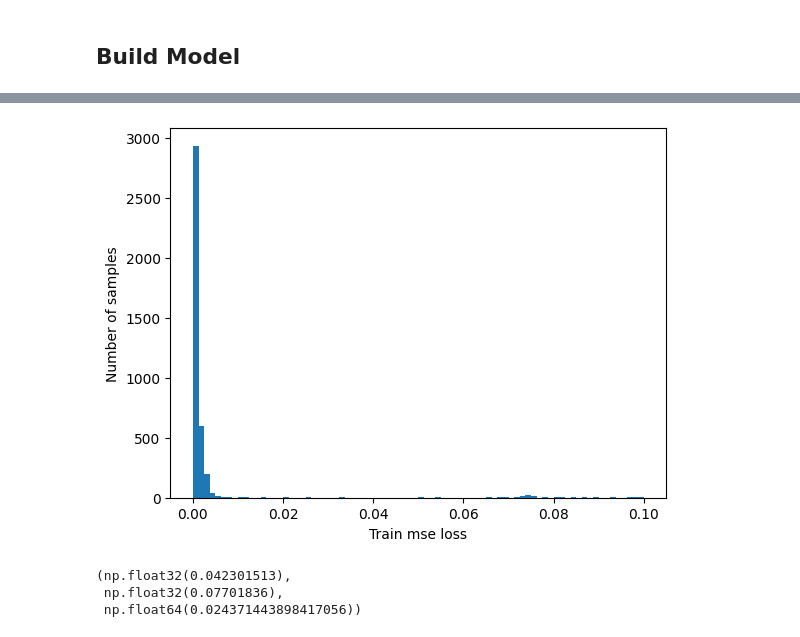
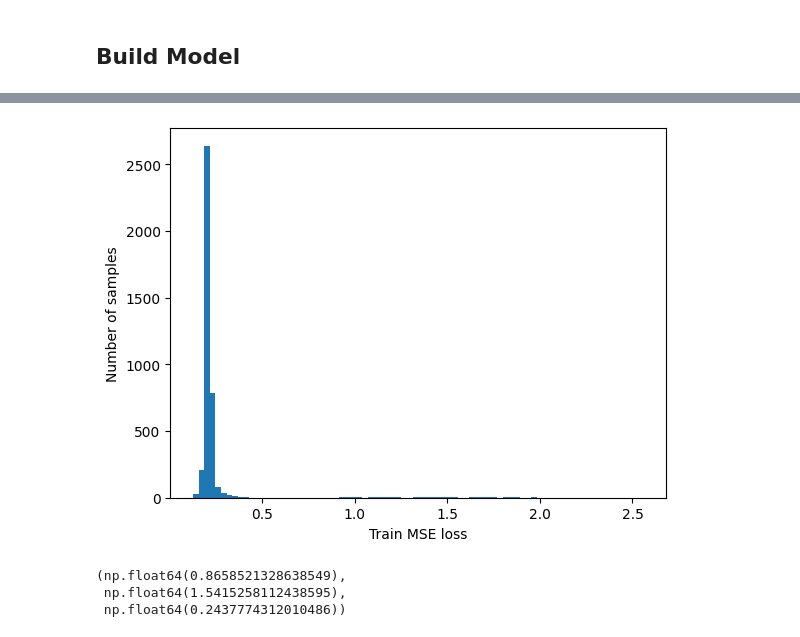
Before and after one commit to jmanuelc87/bourbaki-track-ciencia-datos, a Jupyter notebook: 03-deep-learning/notebooks/reto-04-autoencoders.ipynb, the cells around one changed output, grey strips where cells are left out. Cells and saved outputs as stored; diff of their text form; code cells hidden in the pictures.

```diff
--- a/03-deep-learning/notebooks/reto-04-autoencoders.ipynb
+++ b/03-deep-learning/notebooks/reto-04-autoencoders.ipynb
@@ -227,8 +226,6 @@ def dt_part(attr):
 transform_pipeline = make_pipeline(
     ColumnTransformer(
         transformers=[
-            ("extract_day", dt_part("day"), ["timestamp"]),
-            ("extract_weekday", dt_part("weekday"), ["timestamp"]),
             ("extract_hour", dt_part("hour"), ["timestamp"]),
             ("extract_min", dt_part("minute"), ["timestamp"]),
         ],
@@ -236,12 +233,11 @@ transform_pipeline = make_pipeline(
     ),
     ColumnTransformer(
         transformers=[
-            ("day", cyclic_transformer(31), [0]),
-            ("weekday", cyclic_transformer(7), [1]),
-            ("hour", cyclic_transformer(24), [2]),
-            ("minute", cyclic_transformer(60), [3]),
+            ("hour", cyclic_transformer(24), [0]),
+            ("minute", cyclic_transformer(60), [1]),
+            ("value", StandardScaler(), [2]),
         ],
-        remainder=StandardScaler(),
+        remainder="drop",
     ),
 )
 # %%
@@ -283,7 +279,7 @@ X_train_windows.shape, X_val_windows.shape, X_test_windows.shape
 ## Build Model
 # %%
 def build_model(
-    timesteps, features, latent_space=128, activation="tanh", init="glorot_uniform"
+    timesteps, features, latent_space=64, activation="tanh", init="glorot_uniform"
 ):
     inputs = keras.Input(shape=(timesteps, features), name="inputs")
 
@@ -387,10 +383,10 @@ Model: "extractor_timeseries"
  Non-trainable params: 0 (0.00 B)
 (None, None)
 # %%
-EPOCHS = 50
-WARMUP_EPOCHS = 3
+EPOCHS = 100
+WARMUP_EPOCHS = 5
 
-# Calculamos la cantidad de total de steps y ubicamos un 10% para warmup del lr
+# Calculamos la cantidad de total de steps y ubicamos un 5% para warmup del lr
 steps_per_epoch = int(np.ceil(X_train_windows.shape[0] / 32))
 total_steps = EPOCHS * steps_per_epoch
 warmup_steps = WARMUP_EPOCHS * steps_per_epoch
@@ -417,6 +413,7 @@ optim_fn = keras.optimizers.Adam(learning_rate=scheduler)  # type: ignore
 stop_cb = keras.callbacks.EarlyStopping(
     patience=5,
     mode="min",
+    restore_best_weights=True,
 )
 best_cb = keras.callbacks.ModelCheckpoint(
     filepath=RUTA_MODELO,
@@ -441,6 +438,10 @@ lr_cb = LearningRateLogger()
 model.compile(
     optimizer=optim_fn,
     loss=keras.losses.MeanSquaredError(),
+    metrics=[
+        keras.metrics.MeanAbsoluteError(),
+        keras.metrics.MeanAbsolutePercentageError(),
+    ],
 )
 
 with mlflow.start_run():
@@ -578,23 +572,22 @@ X_main_window = sliding_window_view(X_main, window_shape=(WINDOW, X_main.shape[1
 X_test_window = sliding_window_view(X_test, window_shape=(WINDOW, X_test.shape[1])).squeeze()
 # %%
-extractor.load_weights(RUTA_MODELO)
-predictions_train = extractor.predict(X_main_window)
-predictions_test = extractor.predict(X_test_window)
+model.load_weights(RUTA_MODELO)
+predictions_test = model.predict(X_test_window)
 
-mae = np.mean(np.abs(predictions_train - predictions_test), axis=1)
+mse = np.mean(np.pow(predictions_test[:, 4] - X_test_window[:, 4], 2), axis=1)
 
-plt.hist(mae, bins=80)
-plt.xlabel("Train mse loss")
+plt.hist(mse, bins=80)
+plt.xlabel("Train MSE loss")
 plt.ylabel("Number of samples")
 plt.show()
 
-threshold_std = np.mean(mae) + 3 * np.std(mae)
+threshold_std = np.mean(mse) + 3 * np.std(mse)
 
-threshold_percentile = np.percentile(mae, 99)
+threshold_percentile = np.percentile(mse, 99)
 
-q1, q3 = np.percentile(mae, [25, 75])
+q1, q3 = np.percentile(mse, [25, 75])
 iqr = q3 - q1
-threshold_iqr = q3 + (25 * iqr)
+threshold_iqr = q3 + (1.5 * iqr)
 
 threshold_std, threshold_percentile, threshold_iqr
 # %% [output]
@@ -603,6 +595,6 @@ threshold_std, threshold_percentile, threshold_iqr
-[figure, old version]
+[figure, new version]
-(np.float32(0.042301513),
- np.float32(0.07701836),
- np.float64(0.024371443898417056))
+(np.float64(0.8658521328638549),
+ np.float64(1.5415258112438595),
+ np.float64(0.2437774312010486))
 # %%
 enc = transform_pipeline[-1]
```
Also changed, not shown: parts of 11 cells of this notebook.
